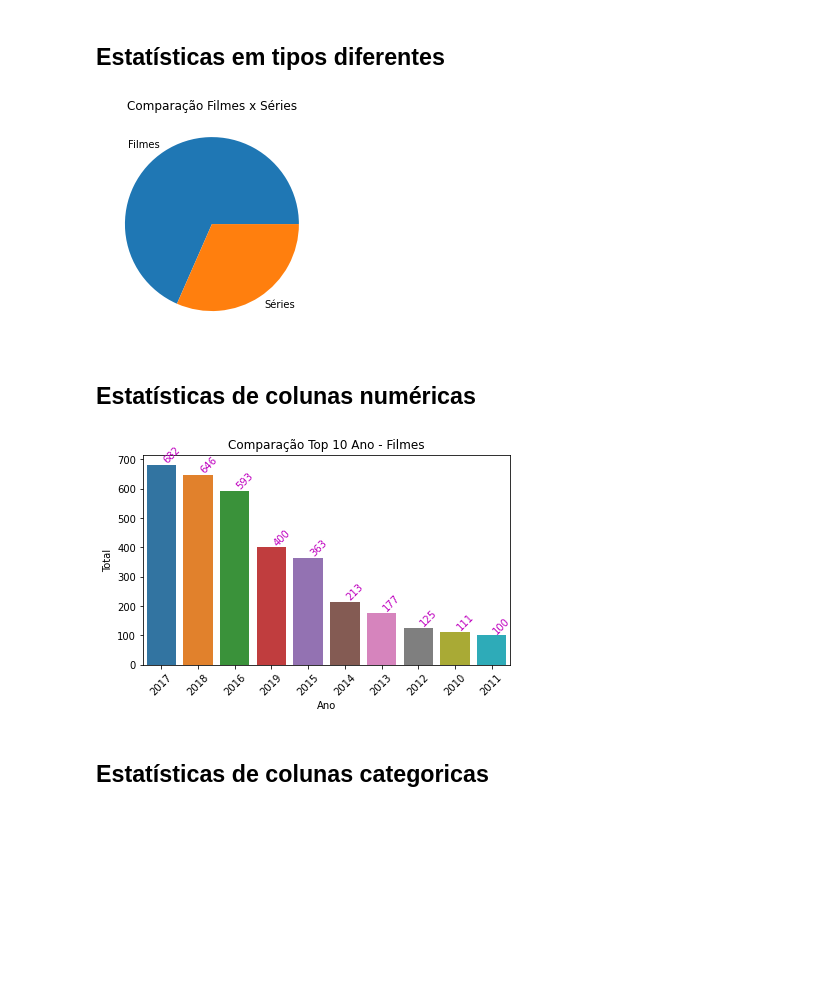
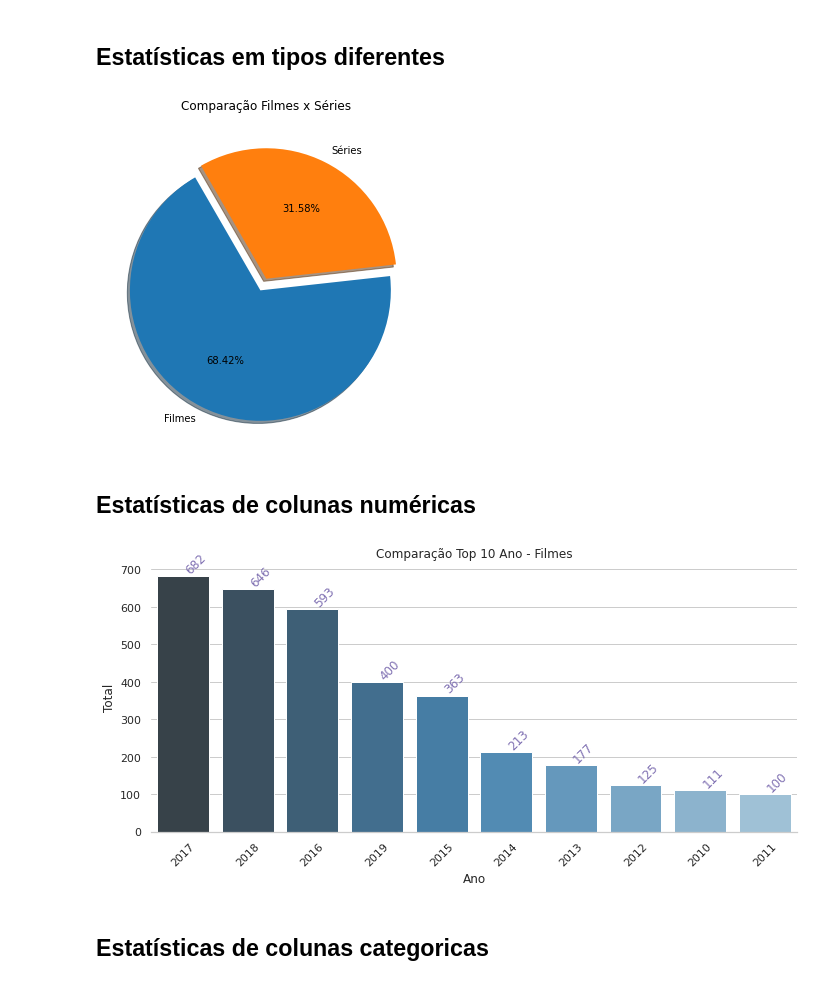
Before and after one commit to fernandoans/analisysPython, a Jupyter notebook: Projeto 3 - Netflix.ipynb, the cells around one changed output. Drawn from its saved outputs; the diff is of its cells as text; code cells hidden in the pictures; blank space fills up the shorter version.

```diff
--- a/Projeto 3 - Netflix.ipynb
+++ b/Projeto 3 - Netflix.ipynb
@@ -48,37 +48,37 @@ Filmes Duplicados: 0
 # %% [markdown]
 ## Estatísticas em tipos diferentes
 # %%
-# plt.figure(figsize=(10,6))
+plt.figure(figsize=(10,6))
 plt.pie([len(df_filme.index), len(df.loc[df.type=='TV Show',:].index)],
         labels=['Filmes', 'Séries'],
-        # explode=(0.1, 0),
-        # autopct='%2.2f%%',
-        # shadow=True,
-        # startangle=120
+        explode=(0.1, 0),
+        autopct='%2.2f%%',
+        shadow=True,
+        startangle=120
        )
 plt.title('Comparação Filmes x Séries')
 plt.show()
 # %% [output]
-[figure, old version]
+[figure, new version]
 # %% [markdown]
 ## Estatísticas de colunas numéricas
 # %%
 top_ano = df_filme['release_year'].value_counts().rename_axis('Ano').reset_index(name='Total')[:10]
-# plt.figure(figsize=(10,5))
-# sns.set(style="whitegrid", color_codes=True)
-ax = sns.barplot(top_ano.index, top_ano.Total) #, palette='Blues_d')
+plt.figure(figsize=(10,5))
+sns.set(style="whitegrid", color_codes=True)
+ax = sns.barplot(top_ano.index, top_ano.Total, palette='Blues_d')
 ax.get_yaxis().set_major_formatter(plt.FuncFormatter(lambda x, loc: "{:,}".format(int(x))))
 ax.set(xlabel='Ano', ylabel='Total')
 ax.set_xticklabels(top_ano.Ano)
 for item in ax.get_xticklabels(): item.set_rotation(45)
 for i, v in enumerate(top_ano['Total'].iteritems()):
     ax.text(i ,v[1], "{:,}".format(v[1]), color='m', va ='bottom', rotation=45)
 plt.tight_layout()
 plt.title('Comparação Top 10 Ano - Filmes')
-# sns.despine(left=True, bottom=False)
+sns.despine(left=True, bottom=False)
 plt.show()
 # %% [output]
-[figure, old version]
+[figure, new version]
 # %% [markdown]
 ## Estatísticas de colunas categoricas
 # %%
```
Also changed, not shown: parts of 7 cells of this notebook.
